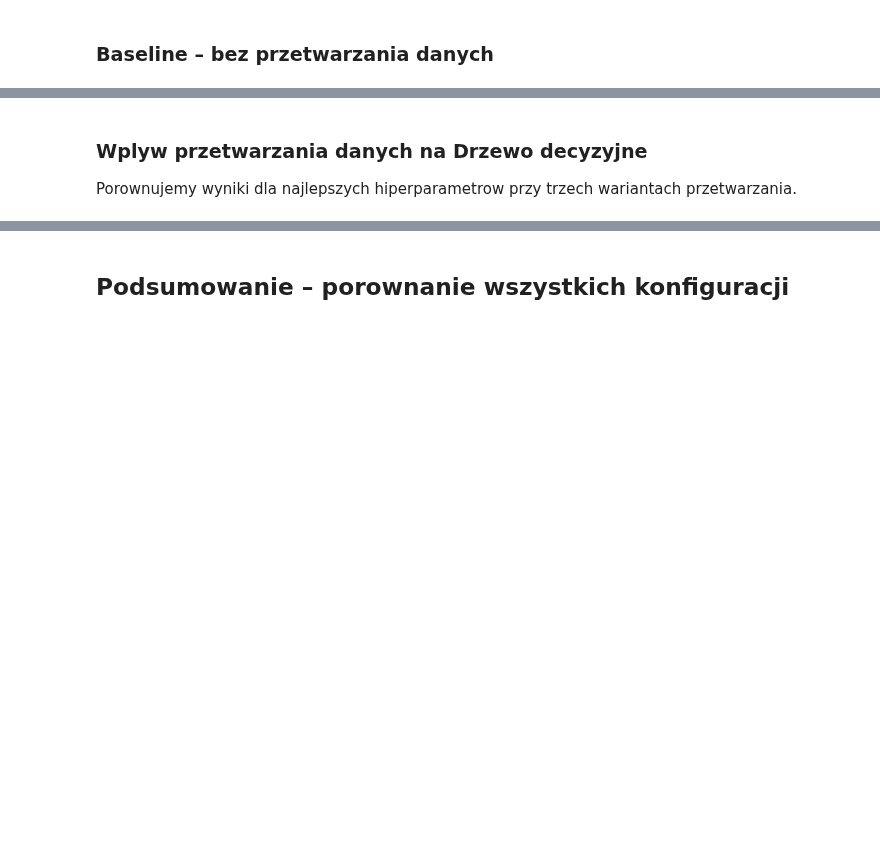
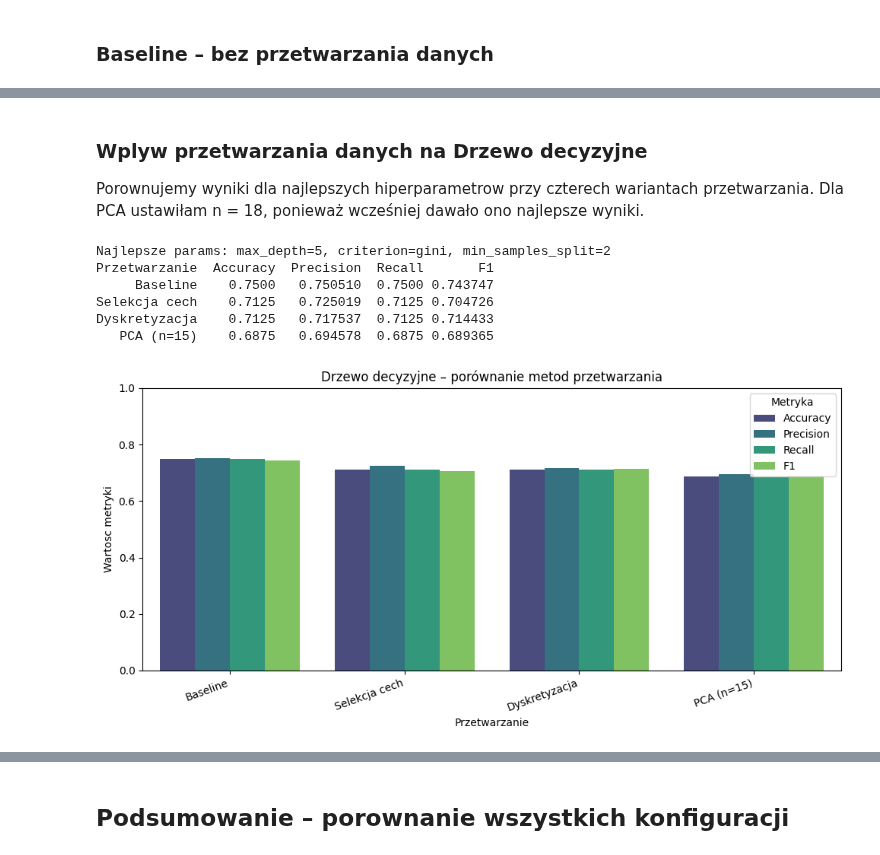
Before and after one commit to rozamazurek/-Cirrhosis-Patient-Survival-Prediction, a Jupyter notebook: eda.ipynb, the cells around one changed output, grey strips where cells are left out. Drawn from its saved outputs; the diff is of its cells as text; code cells hidden in the pictures; blank space fills up the shorter version.

```diff
--- a/eda.ipynb
+++ b/eda.ipynb
@@ -1148,35 +1231,44 @@ print(df_dt_hp.loc[df_dt_hp['Accuracy'].idxmax(),
 # %% [markdown]
 ### Wplyw przetwarzania danych na Drzewo decyzyjne
 
-Porownujemy wyniki dla najlepszych hiperparametrow przy trzech wariantach przetwarzania.
+Porownujemy wyniki dla najlepszych hiperparametrow przy czterech wariantach przetwarzania. Dla PCA ustawiłam n = 18, ponieważ wcześniej dawało ono najlepsze wyniki.
 # %%
-best_dt = df_dt_hp.loc[df_dt_hp['Accuracy'].idxmax()]
-best_depth_dt = None if best_dt['max_depth'] == 'None' else int(best_dt['max_depth'])
-best_crit_dt  = best_dt['criterion']
-best_min_s_dt = int(best_dt['min_samples_split'])
-print(f'Najlepsze params: max_depth={best_depth_dt}, criterion={best_crit_dt}, min_samples_split={best_min_s_dt}')
+best_dt = df_dt_hp.loc[df_dt_hp["Accuracy"].idxmax()]
+best_depth_dt = None if best_dt["max_depth"] == "None" else int(best_dt["max_depth"])
+best_crit_dt  = best_dt["criterion"]
+best_min_s_dt = int(best_dt["min_samples_split"])
+print(f"Najlepsze params: max_depth={best_depth_dt}, criterion={best_crit_dt}, min_samples_split={best_min_s_dt}")
 
 def make_best_dt():
     return DecisionTreeClassifier(
         max_depth=best_depth_dt, criterion=best_crit_dt,
         min_samples_split=best_min_s_dt, random_state=42
     )
 
 prep_configs_dt = {
-    'Baseline':      Pipeline([('prep', make_base_prep()), ('model', make_best_dt())]),
-    'Standaryzacja': Pipeline([('prep', make_std_prep()),  ('model', make_best_dt())]),
-    'PCA (n=10)':    make_pca_pipe(make_best_dt()),
+    "Baseline":      Pipeline([("prep", make_base_prep()),   ("model", make_best_dt())]),
+    "Selekcja cech": Pipeline([("prep", make_select_prep()), ("model", make_best_dt())]),
+    "Dyskretyzacja": make_discret_pipe(make_best_dt()),
+    "PCA (n=15)":    make_pca_pipe(make_best_dt()),
 }
 
 results_dt_prep = []
 for label, pipe in prep_configs_dt.items():
     pipe.fit(X_train, y_train)
     y_pred = pipe.predict(X_test)
     m = compute_metrics(y_test, y_pred)
-    m['Przetwarzanie'] = label
+    m["Przetwarzanie"] = label
     results_dt_prep.append(m)
 
 df_dt_prep = pd.DataFrame(results_dt_prep)
-print(df_dt_prep[['Przetwarzanie', 'Accuracy', 'Precision', 'Recall', 'F1']].to_string(index=False))
-plot_metrics_bar(df_dt_prep, 'Przetwarzanie', 'Drzewo decyzyjne – porownanie metod przetwarzania')
+print(df_dt_prep[["Przetwarzanie", "Accuracy", "Precision", "Recall", "F1"]].to_string(index=False))
+plot_metrics_bar(df_dt_prep, "Przetwarzanie", "Drzewo decyzyjne – porównanie metod przetwarzania")
+# %% [output]
+Najlepsze params: max_depth=5, criterion=gini, min_samples_split=2
+Przetwarzanie  Accuracy  Precision  Recall       F1
+     Baseline    0.7500   0.750510  0.7500 0.743747
+Selekcja cech    0.7125   0.725019  0.7125 0.704726
+Dyskretyzacja    0.7125   0.717537  0.7125 0.714433
+   PCA (n=15)    0.6875   0.694578  0.6875 0.689365
+[figure, added]
 # %% [markdown]
```
Also changed, not shown: parts of 21 cells of this notebook.
